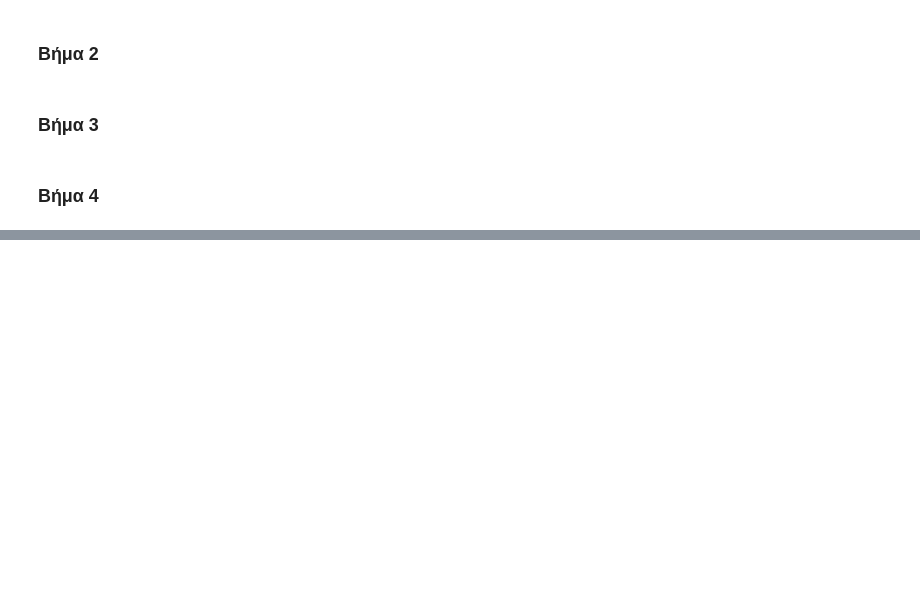
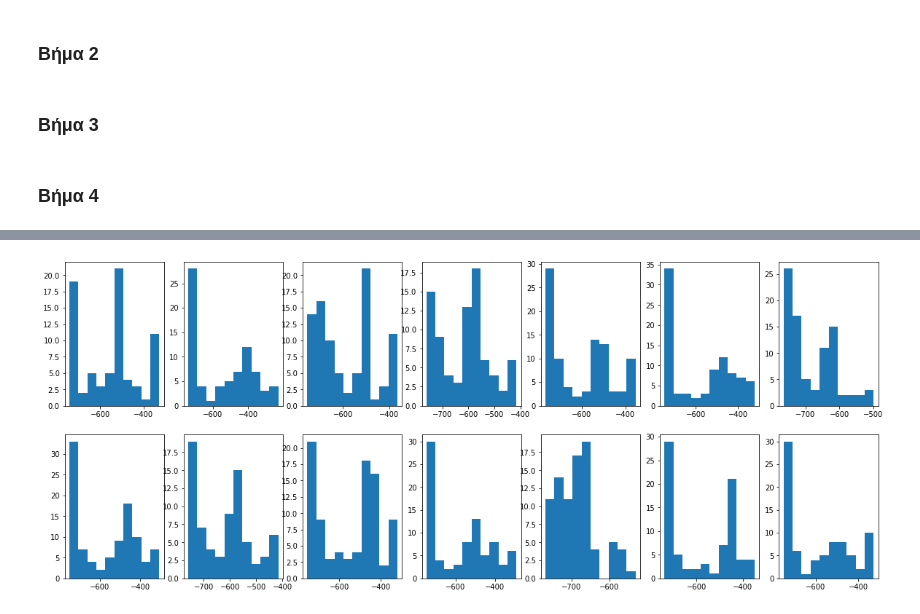
Before and after one commit to JasonChatzitheodorou/PatRec, a Jupyter notebook: Lab2/PatRec_Lab2.ipynb, the cells around one changed output, grey strips where cells are left out. Saved outputs shown, nothing was run; the diff lists cells and outputs as text; code cells hidden in the pictures; blank space fills up the shorter version.

```diff
--- a/Lab2/PatRec_Lab2.ipynb
+++ b/Lab2/PatRec_Lab2.ipynb
@@ -46,0 +66,11 @@ n2_mfcc_list = [mfcc_list[idx] for idx, digit in enumerate(digits) if digit == n
+# %%
+n1_second_feature = [mfcc[1] for mfcc in n1_mfcc_list]
+
+fig, axs = plt.subplots(nrows=rows, ncols=cols, figsize=(20, 8))
+axs = axs.flatten()
+for x, ax in zip(n1_first_feature, axs):
+    ax.hist(x)
+
+plt.show()
+# %% [output]
+[figure, added]
```
Also changed, not shown: parts of 14 cells of this notebook, 1 other file.
